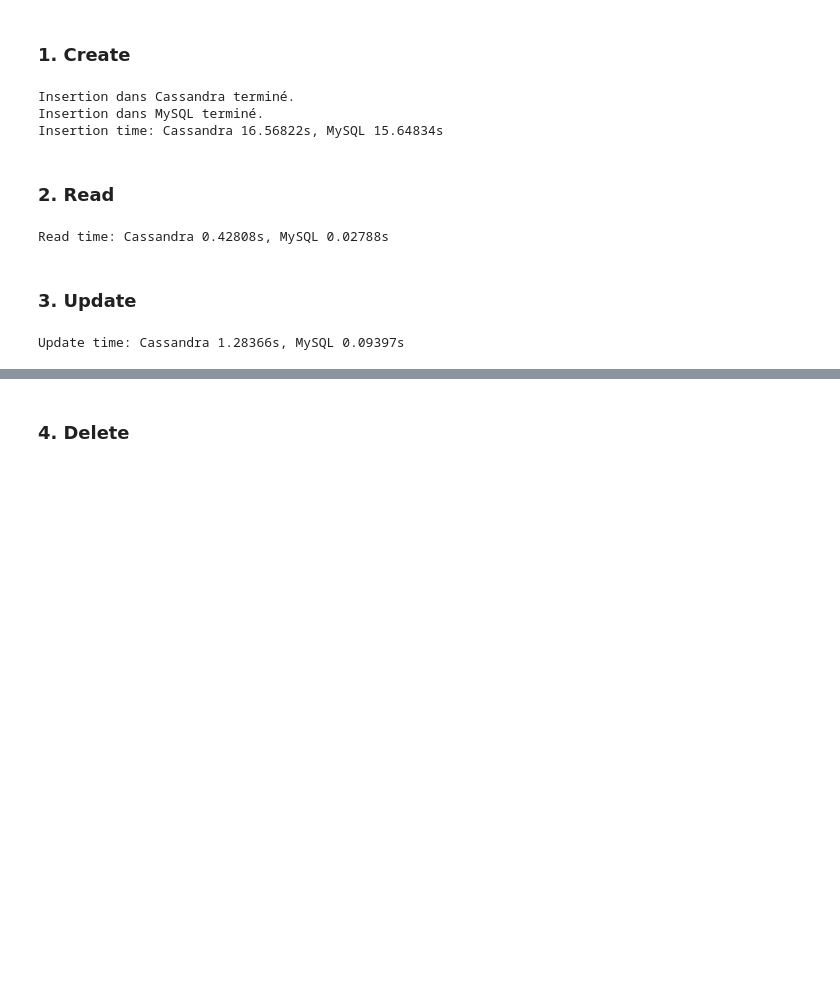
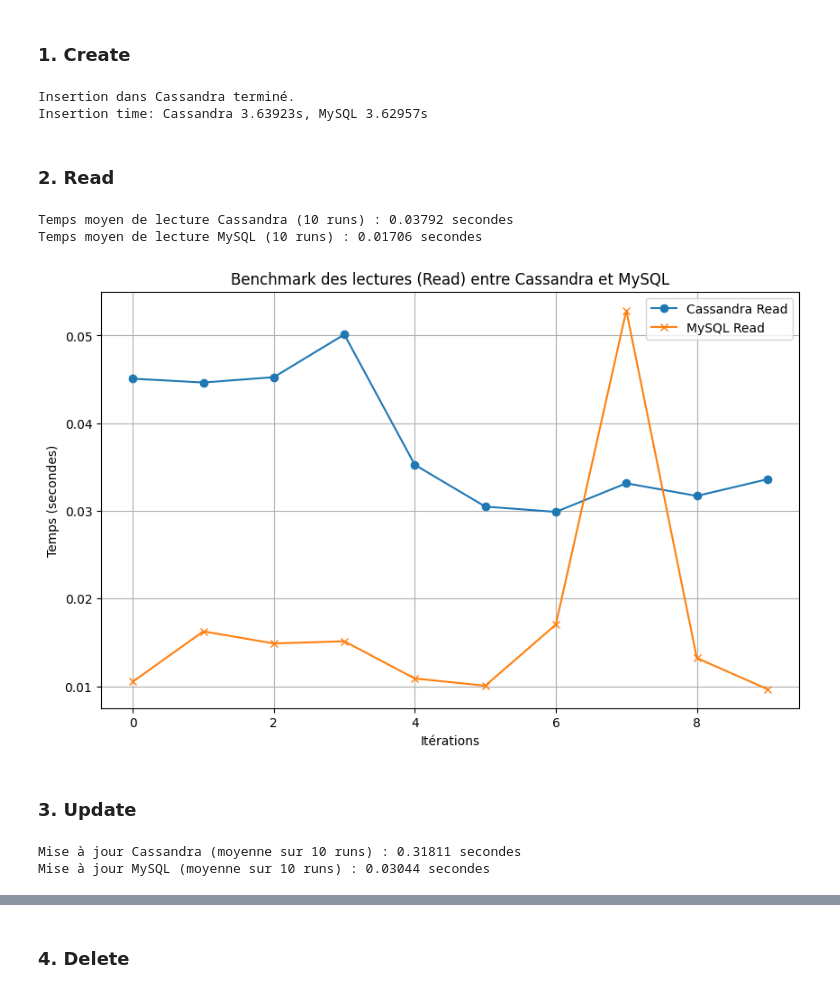
Before and after one commit to charlottekruzic/database-performance-comparison, a Jupyter notebook: notebook.ipynb, the cells around one changed output, grey strips where cells are left out. Drawn from its saved outputs; the diff is of its cells as text; code cells hidden in the pictures; blank space fills up the shorter version.

Commit message:
Benchmarking

```diff
--- a/notebook.ipynb
+++ b/notebook.ipynb
@@ -313,10 +357,10 @@ def test_insert():
 # %%
-cassandra_time_create, mysql_time_create = test_insert()
+cassandra_time_create = cassandra_insert(df)
+mysql_time_create = mysql_insert(df)
 print(f"Insertion time: Cassandra {cassandra_time_create:.5f}s, MySQL {mysql_time_create:.5f}s")
 # %% [output]
 Insertion dans Cassandra terminé.
-Insertion dans MySQL terminé.
-Insertion time: Cassandra 16.56822s, MySQL 15.64834s
+Insertion time: Cassandra 3.63923s, MySQL 3.62957s
 # %% [markdown]
 ### 2. Read
 # %%
@@ -345,10 +407,21 @@ def mysql_read():
-# %%
-cassandra_time_read = cassandra_read()
-mysql_time_read = mysql_read()
-
-print(f"Read time: Cassandra {cassandra_time_read:.5f}s, MySQL {mysql_time_read:.5f}s")
-# %% [output]
-Read time: Cassandra 0.42808s, MySQL 0.02788s
+# %%
+cassandra_times_read = cassandra_read_benchmark()
+mysql_times_read = mysql_read_benchmark()
+# %% [output]
+Temps moyen de lecture Cassandra (10 runs) : 0.03792 secondes
+Temps moyen de lecture MySQL (10 runs) : 0.01706 secondes
+# %%
+plt.figure(figsize=(10, 6))
+plt.plot(cassandra_times_read, label="Cassandra Read", marker='o')
+plt.plot(mysql_times_read, label="MySQL Read", marker='x')
+plt.xlabel("Itérations")
+plt.ylabel("Temps (secondes)")
+plt.title("Benchmark des lectures (Read) entre Cassandra et MySQL")
+plt.legend()
+plt.grid()
+plt.show()
+# %% [output]
+[figure, added]
 # %% [markdown]
 ### 3. Update
 # %%
@@ -381,7 +467,6 @@ def mysql_update():
-# %%
-cassandra_time_update = cassandra_update()
-mysql_time_update = mysql_update()
-
-print(f"Update time: Cassandra {cassandra_time_update:.5f}s, MySQL {mysql_time_update:.5f}s")
-# %% [output]
-Update time: Cassandra 1.28366s, MySQL 0.09397s
+# %%
+cassandra_times_update = cassandra_update_benchmark()
+mysql_times_update = mysql_update_benchmark()
+# %% [output]
+Mise à jour Cassandra (moyenne sur 10 runs) : 0.31811 secondes
+Mise à jour MySQL (moyenne sur 10 runs) : 0.03044 secondes
```
Also changed, not shown: parts of 34 cells of this notebook.
